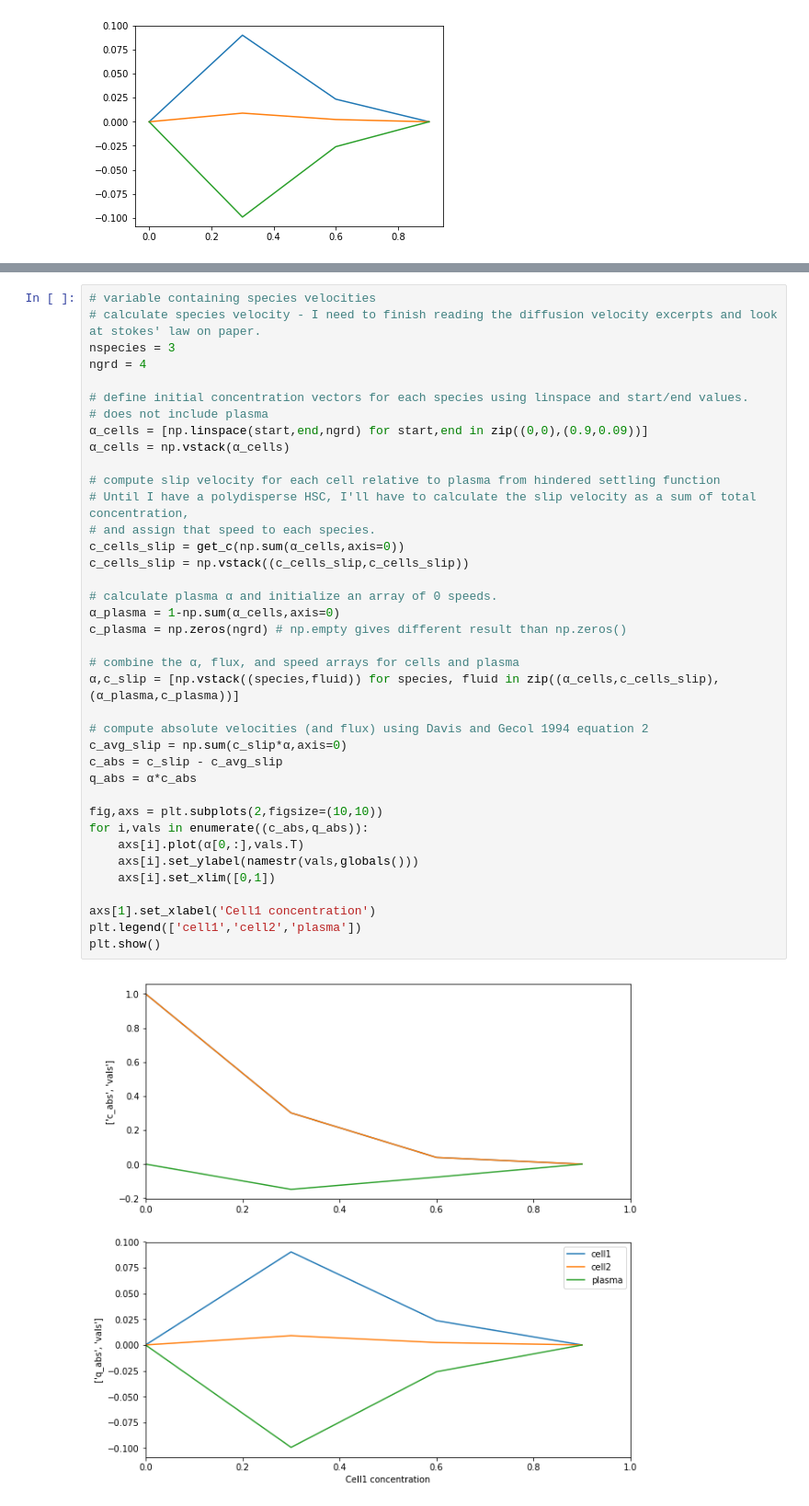
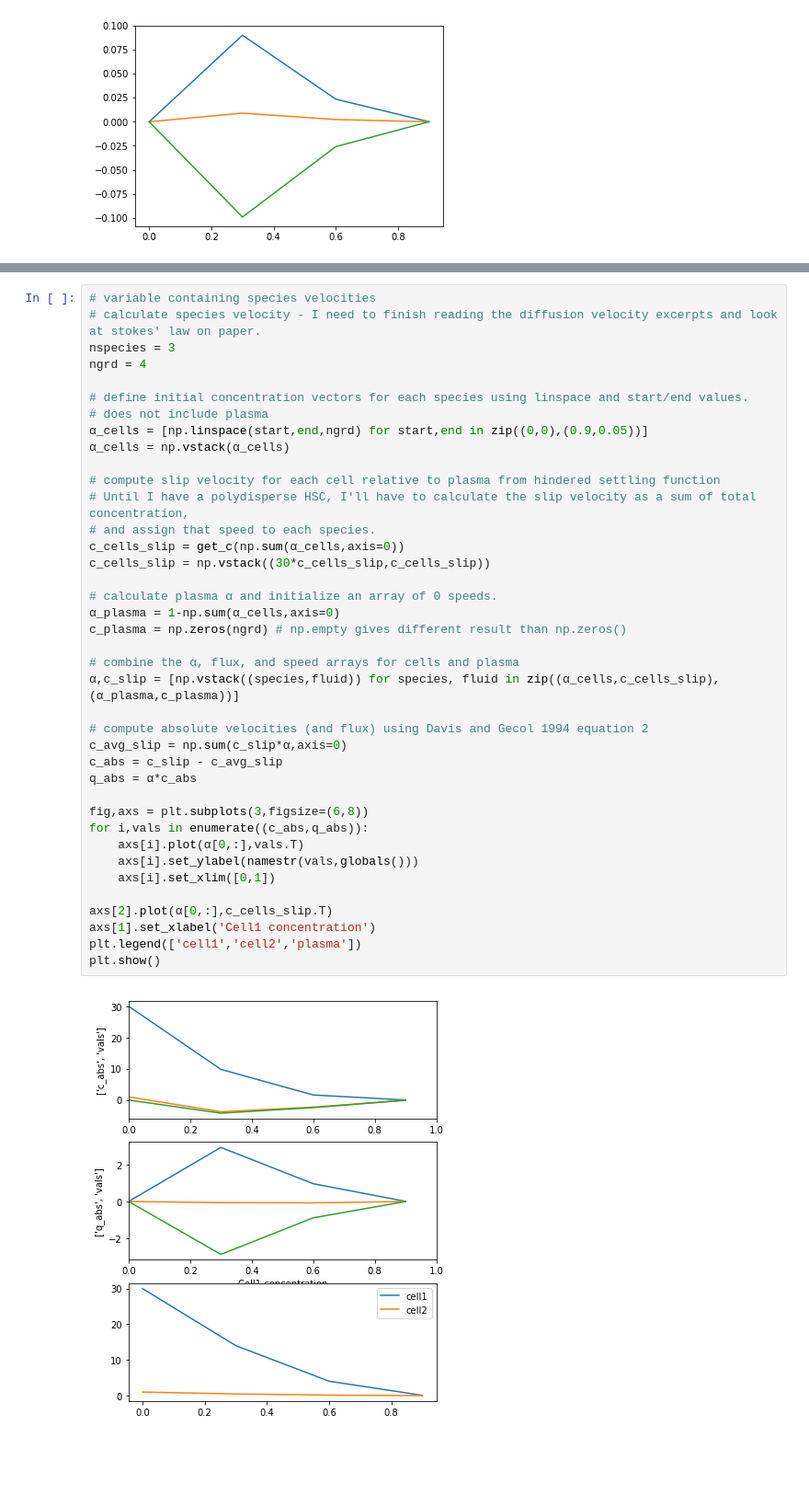
Before and after one commit to cliffanderson720/MS-Thesis-Pitt, a Jupyter notebook: Simulations/Hyperbolic systems.ipynb, the cells around one changed output, grey strips where cells are left out. Shown: that part at 92% size. Saved outputs shown, nothing was run; the diff lists cells and outputs as text; blank space fills up the shorter version.

```diff
--- a/Simulations/Hyperbolic systems.ipynb
+++ b/Simulations/Hyperbolic systems.ipynb
@@ -92,35 +83,36 @@ ngrd = 4
 
 # define initial concentration vectors for each species using linspace and start/end values.
 # does not include plasma
-α_cells = [np.linspace(start,end,ngrd) for start,end in zip((0,0),(0.9,0.09))]
+α_cells = [np.linspace(start,end,ngrd) for start,end in zip((0,0),(0.9,0.05))]
 α_cells = np.vstack(α_cells)
 
 # compute slip velocity for each cell relative to plasma from hindered settling function
 # Until I have a polydisperse HSC, I'll have to calculate the slip velocity as a sum of total concentration,
 # and assign that speed to each species.
 c_cells_slip = get_c(np.sum(α_cells,axis=0))
-c_cells_slip = np.vstack((c_cells_slip,c_cells_slip))
+c_cells_slip = np.vstack((30*c_cells_slip,c_cells_slip))
 
 # calculate plasma α and initialize an array of 0 speeds.
 α_plasma = 1-np.sum(α_cells,axis=0)
 c_plasma = np.zeros(ngrd) # np.empty gives different result than np.zeros()
 
 # combine the α, flux, and speed arrays for cells and plasma
 α,c_slip = [np.vstack((species,fluid)) for species, fluid in zip((α_cells,c_cells_slip),(α_plasma,c_plasma))]
 
 # compute absolute velocities (and flux) using Davis and Gecol 1994 equation 2
 c_avg_slip = np.sum(c_slip*α,axis=0)
 c_abs = c_slip - c_avg_slip
 q_abs = α*c_abs
 
-fig,axs = plt.subplots(2,figsize=(10,10))
+fig,axs = plt.subplots(3,figsize=(6,8))
 for i,vals in enumerate((c_abs,q_abs)):
     axs[i].plot(α[0,:],vals.T)
     axs[i].set_ylabel(namestr(vals,globals()))
     axs[i].set_xlim([0,1])
 
+axs[2].plot(α[0,:],c_cells_slip.T)
 axs[1].set_xlabel('Cell1 concentration')
 plt.legend(['cell1','cell2','plasma'])
 plt.show()
 # %% [output]
-[figure, old version]
+[figure, new version]
```
Also changed, not shown: parts of 9 cells of this notebook, 2 other files.
